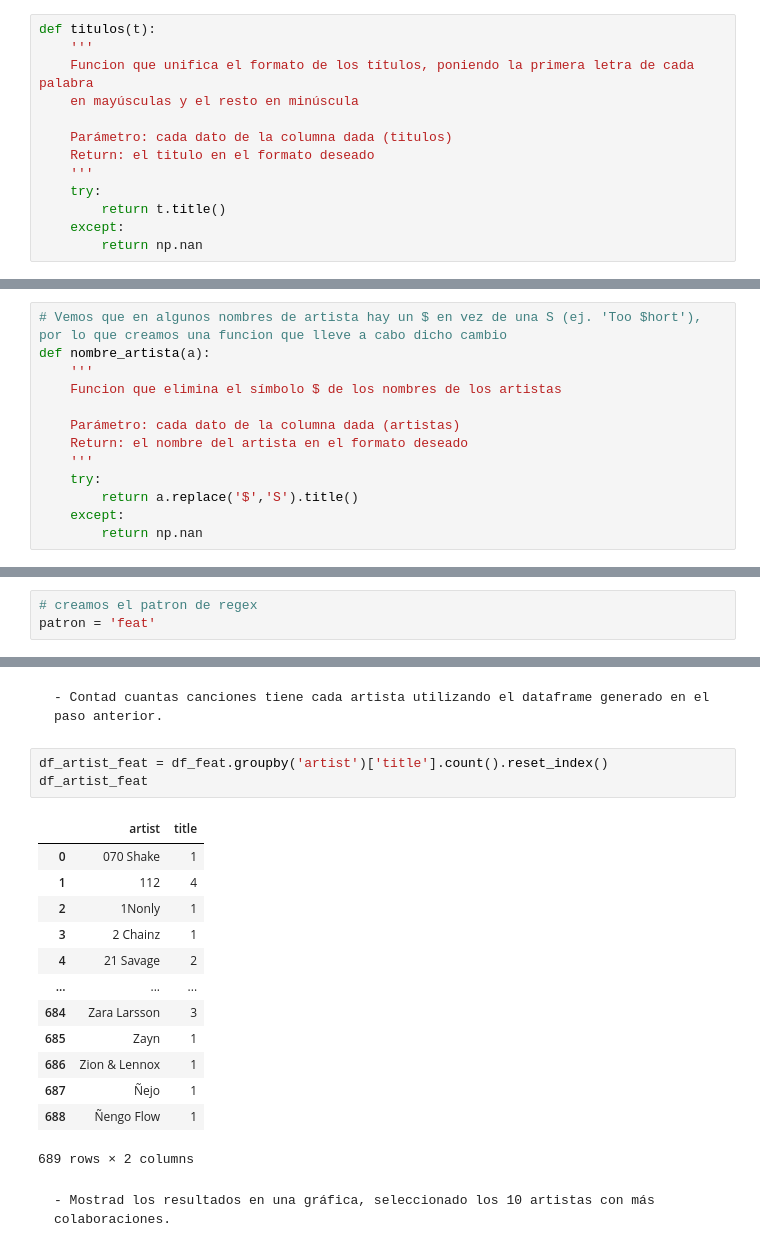
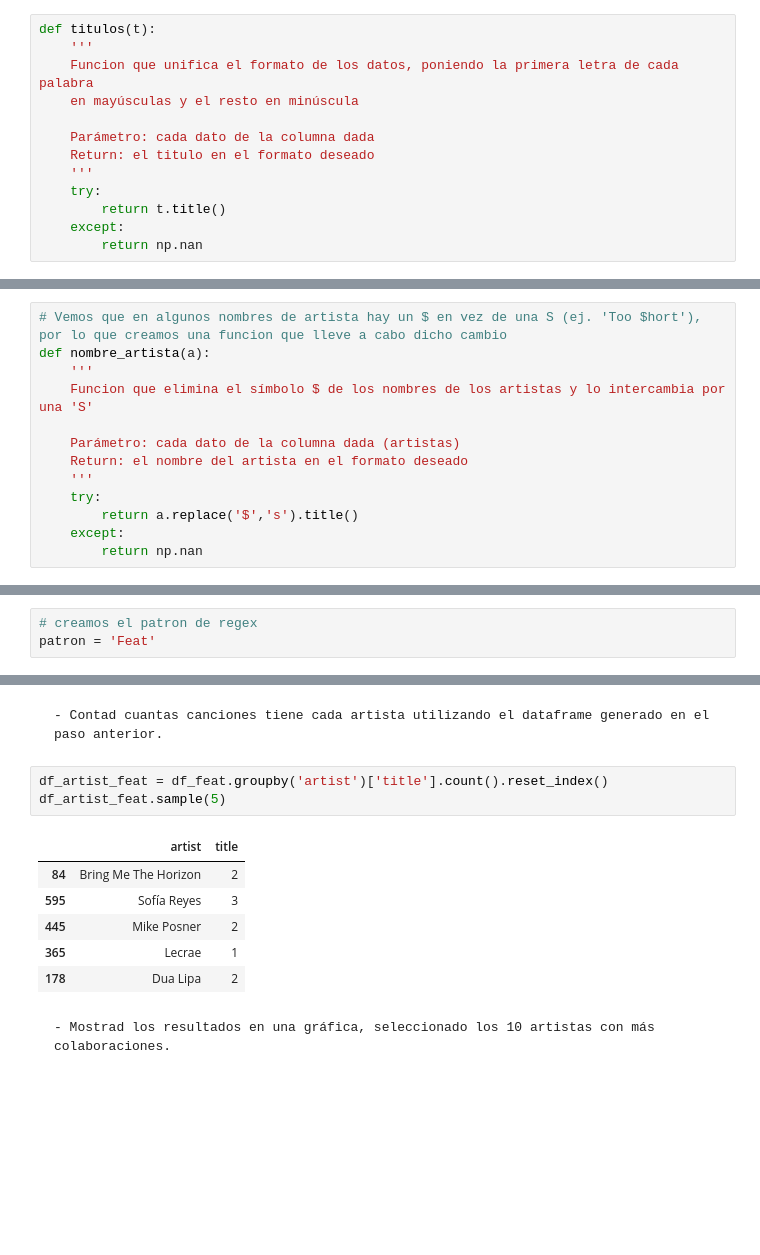
Before and after one commit to PalomaDA/DA-promoD-modulo2-sprint1-PalomaMeson, a Jupyter notebook: pandas/pandas.ipynb, the cells around one changed output, grey strips where cells are left out. Drawn from its saved outputs; the diff is of its cells as text; blank space fills up the shorter version.

```diff
--- a/pandas/pandas.ipynb
+++ b/pandas/pandas.ipynb
@@ -244,10 +231,10 @@ array(['Gorillaz - Feel Good Inc. (Official Video)',
 # %%
 def titulos(t):
     '''
-    Funcion que unifica el formato de los títulos, poniendo la primera letra de cada palabra
+    Funcion que unifica el formato de los datos, poniendo la primera letra de cada palabra
     en mayúsculas y el resto en minúscula
 
-    Parámetro: cada dato de la columna dada (titulos)
+    Parámetro: cada dato de la columna dada
     Return: el titulo en el formato deseado
     '''
     try:
@@ -285,13 +275,13 @@ array(['Too $hort', 'Curren$y', 'Ty Dolla $ign', 'A$AP Rocky',
 # Vemos que en algunos nombres de artista hay un $ en vez de una S (ej. 'Too $hort'), por lo que creamos una funcion que lleve a cabo dicho cambio
 def nombre_artista(a):
     '''
-    Funcion que elimina el símbolo $ de los nombres de los artistas
+    Funcion que elimina el símbolo $ de los nombres de los artistas y lo intercambia por una 'S'
 
     Parámetro: cada dato de la columna dada (artistas)
     Return: el nombre del artista en el formato deseado
     '''
     try:
-        return a.replace('$','S').title()
+        return a.replace('$','s').title()
     except:
         return np.nan
 # %%
@@ -473,7 +494,7 @@ single_mas_vistos
     - Filtrad los datos para quedaros solo con aquellos datos donde en la columna "track" tengamos "feat".
 # %%
 # creamos el patron de regex
-patron = 'feat'
+patron = 'Feat'
 # %%
 df_feat = df[df["track"].str.contains(patron, regex=True)]
 df_feat.sample(3)
@@ -483,21 +507,14 @@ ValueError: Cannot take a larger sample than population when 'replace=False'
     - Contad cuantas canciones tiene cada artista utilizando el dataframe generado en el paso anterior.
 # %%
 df_artist_feat = df_feat.groupby('artist')['title'].count().reset_index()
-df_artist_feat
+df_artist_feat.sample(5)
 # %% [output]
 |  | artist | title |
-| 0 | 070 Shake | 1 |
-| 1 | 112 | 4 |
-| 2 | 1Nonly | 1 |
-| 3 | 2 Chainz | 1 |
-| 4 | 21 Savage | 2 |
-| ... | ... | ... |
-| 684 | Zara Larsson | 3 |
-| 685 | Zayn | 1 |
-| 686 | Zion & Lennox | 1 |
-| 687 | Ñejo | 1 |
-| 688 | Ñengo Flow | 1 |
+| 84 | Bring Me The Horizon | 2 |
+| 595 | Sofía Reyes | 3 |
+| 445 | Mike Posner | 2 |
+| 365 | Lecrae | 1 |
+| 178 | Dua Lipa | 2 |
-689 rows × 2 columns
 # %% [markdown]
     - Mostrad los resultados en una gráfica, seleccionado los 10 artistas con más colaboraciones.
 # %%
```
Also changed, not shown: parts of 72 cells of this notebook.
